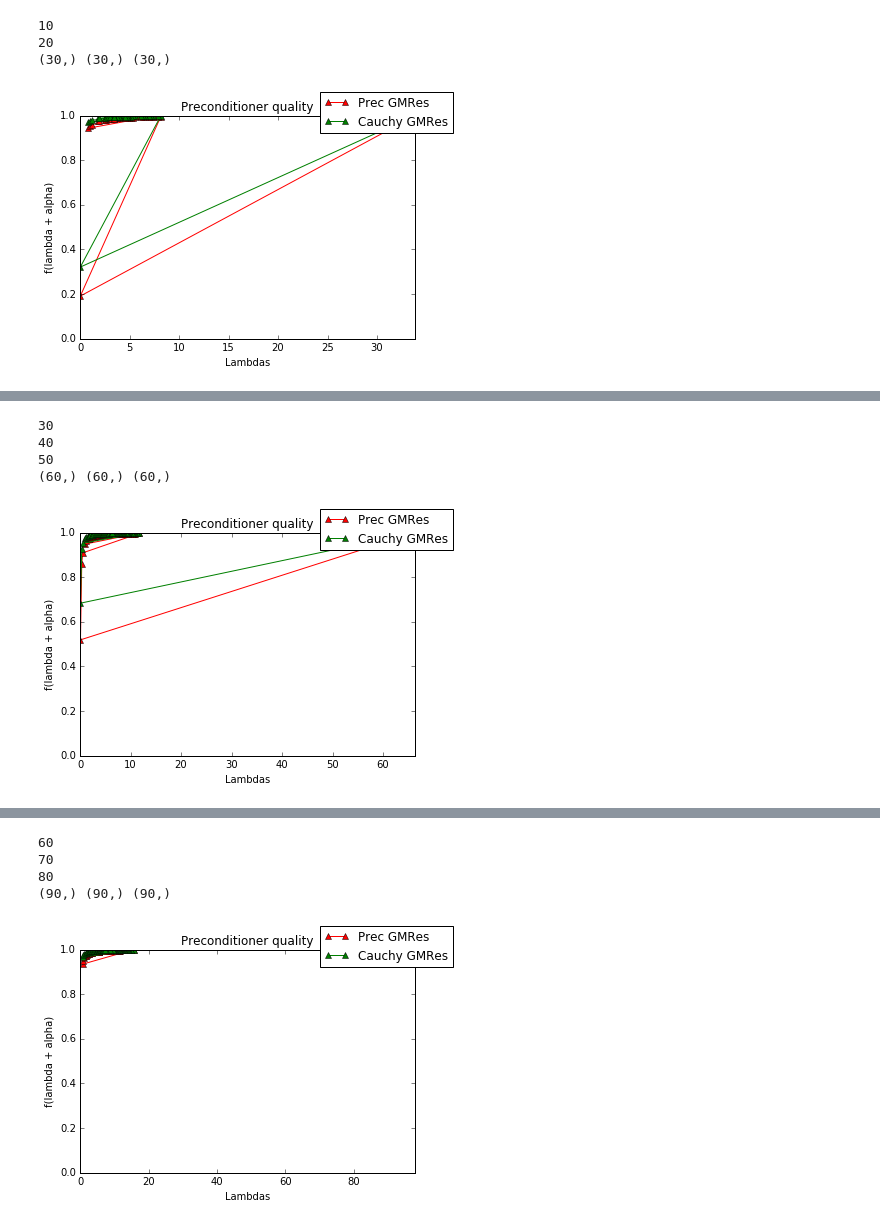
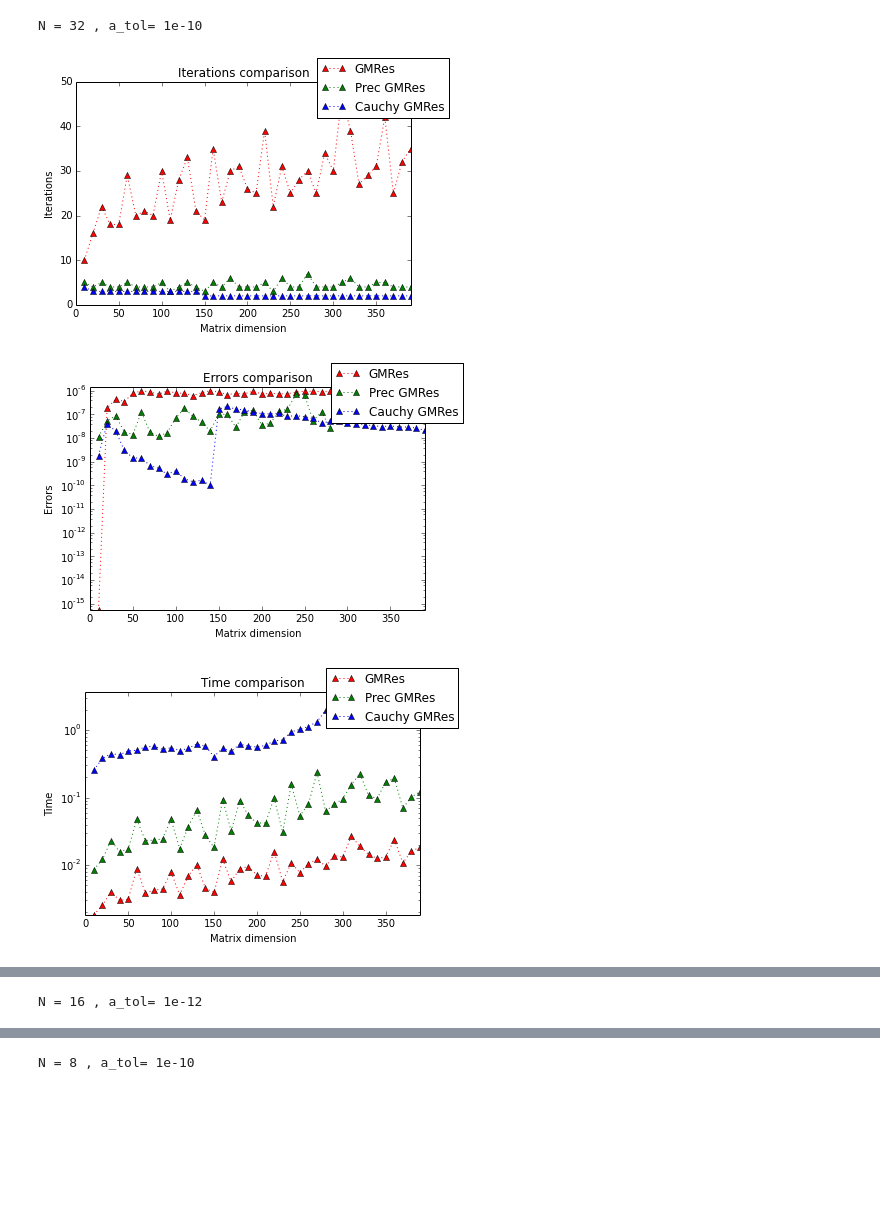
Before and after one commit to vansimonsen/Taller-CC, a Jupyter notebook: Preconditioner On GMRes.ipynb, the cells around one changed output, grey strips where cells are left out. Cells and saved outputs as stored; diff of their text form; code cells hidden in the pictures; blank space fills up the shorter version.

Commit message:
Backward and forward error graphics

```diff
--- a/Preconditioner On GMRes.ipynb
+++ b/Preconditioner On GMRes.ipynb
@@ -209,7 +463,7 @@ def plot_lambdas(A):
     plt.title('Preconditioner quality')
     plt.show()
 
-def graphics2(n):
+def graphics(n, at, Nf, lamb=False):
     it_1 = []
     it_2 = []
     it_3 = []
@@ -219,6 +473,9 @@ def graphics2(n):
     t1 = []
     t2 = []
     t3 = []
+    x1 = []
+    x2 = []
+    x3 = []
     x = range(10, n+10,10)
     for i in range(10,n+10,10):
         A = np.array(np.fromfile("matrices/m{0}".format(i))).reshape((i,i))
@@ -237,7 +494,7 @@ def graphics2(n):
         t2.append(time.time() - start)
 
         start = time.time()
-        r3 = gmres(A, b,prec=True,alpha=alpha)
+        r3 = gmres(A, b,prec=True,alpha=alpha,aux_tol=at,N=Nf)
         t3.append(time.time() - start)
 
         it_1.append(r1[1])
@@ -248,50 +505,77 @@ def graphics2(n):
         er2.append(np.linalg.norm(np.dot(A,r2[0]) - b)/np.linalg.norm(b))
         er3.append(np.linalg.norm(np.dot(A,r3[0]) - b)/np.linalg.norm(b))
 
-        if i % 30 == 0:
-            plot_lambdas(A)
-        print i
-
+        x1.append(np.linalg.norm(r1[0] - x_sol)/np.linalg.norm(x_sol))
+        x2.append(np.linalg.norm(r2[0] - x_sol)/np.linalg.norm(x_sol))
+        x3.append(np.linalg.norm(r3[0] - x_sol)/np.linalg.norm(x_sol))
 
     fig = plt.figure()
     ax = fig.add_subplot(111)
-    l1, l2, l3 = ax.plot(x, it_1, 'r-^', x,it_2, 'g-^', x, it_3,'b-^')
+    l1, l2, l3 = ax.plot(x,it_1, 'r:^', x,it_2, 'g:^', x, it_3,'b:^')
     ax.set_xlim(0, n)
     ax.set_ylim(0, np.max(it_1)+3)
     fig.legend((l1, l2, l3), ('GMRes', 'Prec GMRes', 'Cauchy GMRes'), 'upper right')
     plt.xlabel('Matrix dimension')
     plt.ylabel('Iterations')
     plt.title('Iterations comparison')
     plt.show()
 
 
     fig = plt.figure()
     ax = fig.add_subplot(111)
-    l1, l2, l3 = ax.plot(x, er1, 'r-^', x,er2, 'g-^', x, er3,'b-^')
+    l1, l2, l3 = ax.plot(x,er1, 'r:^', x,er2, 'g:^', x, er3,'b:^')
+    ax.set_yscale("log")
     ax.set_xlim(0, n)
-    ax.set_ylim(0, np.max(er1))
+    ax.set_ylim(0, (np.max(er1)+np.min(er1))/2+ np.max(er1))
     fig.legend((l1, l2, l3), ('GMRes', 'Prec GMRes', 'Cauchy GMRes'), 'upper right')
     plt.xlabel('Matrix dimension')
     plt.ylabel('Errors')
     plt.title('Errors comparison')
     plt.show()
 
     fig = plt.figure()
     ax = fig.add_subplot(111)
-    l1, l2, l3 = ax.plot(x, t1, 'r-^', x,t2, 'g-^', x, t3,'b-^')
+    l1, l2, l3 = ax.plot(x,t1, 'r:^', x,t2, 'g:^', x, t3,'b:^')
+    ax.set_yscale("log")
     ax.set_xlim(0, n)
     ax.set_ylim(0, np.max(t3))
     fig.legend((l1, l2, l3), ('GMRes', 'Prec GMRes', 'Cauchy GMRes'), 'upper right')
     plt.xlabel('Matrix dimension')
     plt.ylabel('Time')
     plt.title('Time comparison')
     plt.show()
 
+
+    fig = plt.figure()
+    ax = fig.add_subplot(111)
+    l1, l2, l3 = ax.plot(x,x1, 'r:^', x,x2, 'g:^', x, x3,'b:^')
+    ax.set_yscale("log")
+    ax.set_xlim(0, n)
+    ax.set_ylim(0, np.max(x1)+3)
+    fig.legend((l1, l2, l3), ('GMRes', 'Prec GMRes', 'Cauchy GMRes'), 'upper right')
+    plt.xlabel('Matrix dimension')
+    plt.ylabel('Forward Error')
+    plt.title('Forward Errors comparison')
+    plt.show()
+
     return
 
-graphics2(390)
+print "N = 32 , a_tol= 1e-10"
+graphics(390, 1e-10, 32)
+
+print "N = 16 , a_tol= 1e-12"
+graphics(390, 1e-12, 16)
+
+print "N = 8 , a_tol= 1e-10"
+graphics(390, 1e-10, 8)
+
+print "N = 4 , a_tol= 1e-12"
+graphics(390, 1e-12, 4)
+
+print "N = 16 , a_tol= 1e-6"
+graphics(390, 1e-6, 16)
 # %% [output]
-10
-20
-(30,) (30,) (30,)
+N = 32 , a_tol= 1e-10
-[figure, old version]
+[figure, new version]
+[figure, new version]
+[figure, new version]
@@ -298,5 +583 @@ graphics2(390)
-30
-40
-50
-(60,) (60,) (60,)
+N = 16 , a_tol= 1e-12
-[figure, old version]
@@ -303,5 +588 @@ graphics2(390)
-60
-70
-80
-(90,) (90,) (90,)
+N = 8 , a_tol= 1e-10
-[figure, old version]
```
Also changed, not shown: parts of 9 cells of this notebook.
